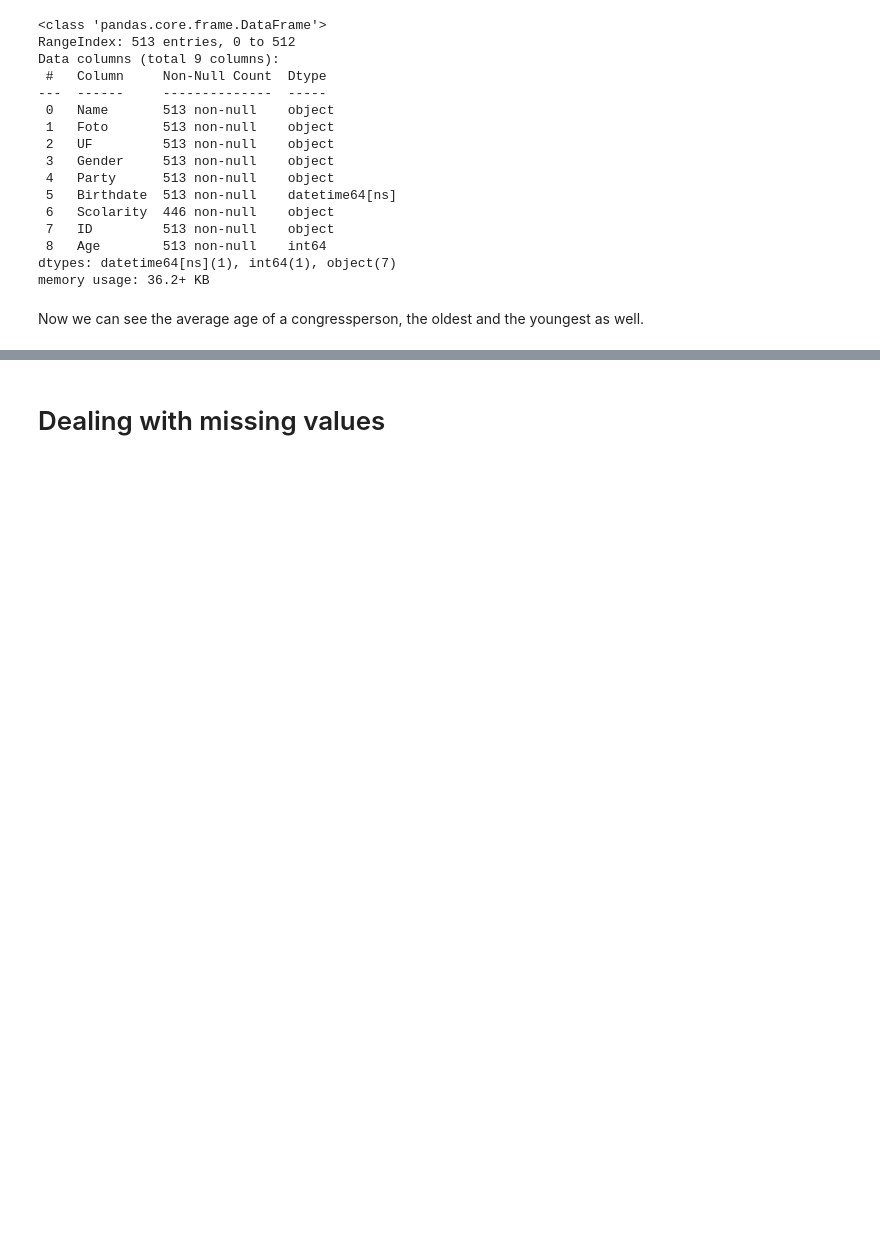
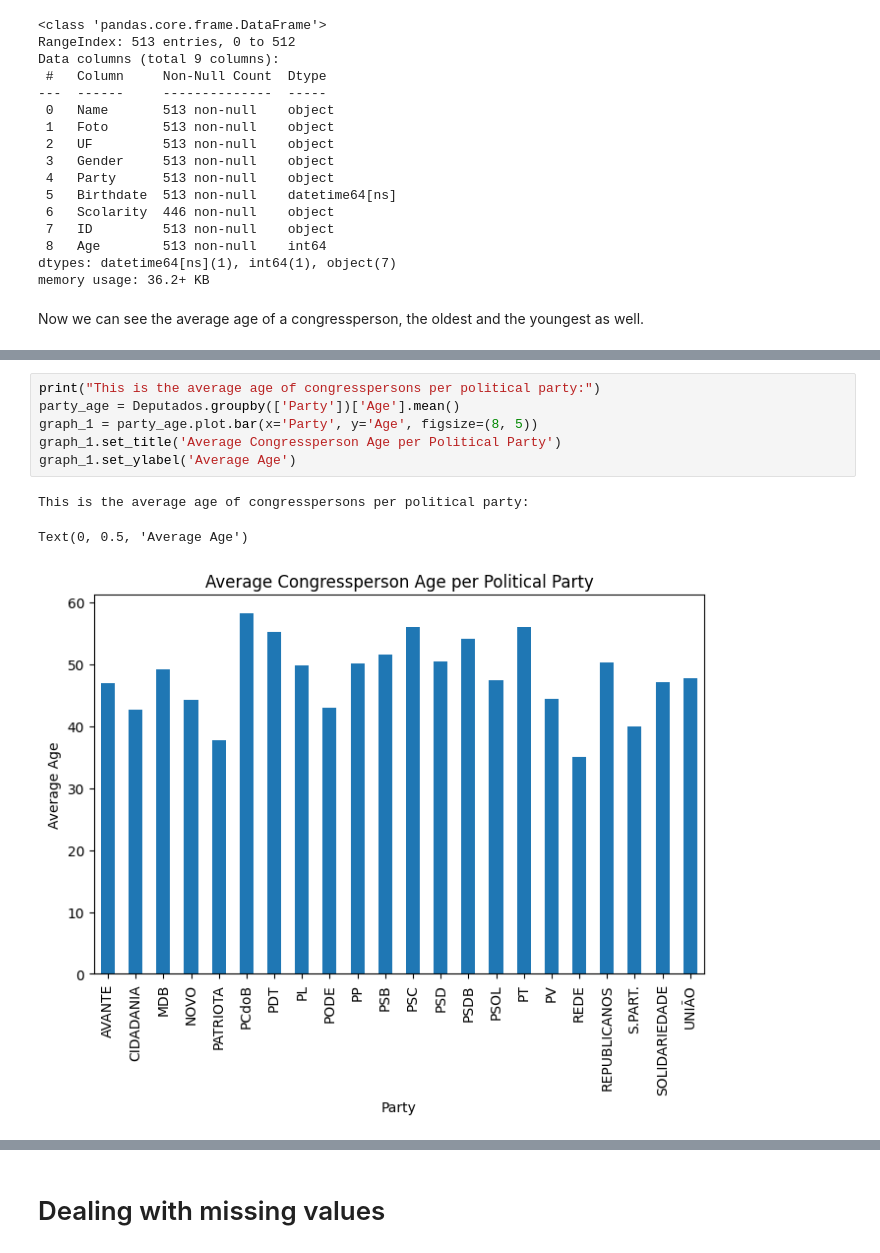
Before and after one commit to Bess-Hub/Project-Citizen-Explorer, a Jupyter notebook: Brazil_Lower_House.ipynb, the cells around one changed output, grey strips where cells are left out. Cells and saved outputs as stored; diff of their text form; blank space fills up the shorter version.

```diff
--- a/Brazil_Lower_House.ipynb
+++ b/Brazil_Lower_House.ipynb
@@ -287 +301,11 @@ The youngest congressperson age is: 88 years old.
+# %%
+print("This is the average age of congresspersons per political party:")
+party_age = Deputados.groupby(['Party'])['Age'].mean()
+graph_1 = party_age.plot.bar(x='Party', y='Age', figsize=(8, 5))
+graph_1.set_title('Average Congressperson Age per Political Party')
+graph_1.set_ylabel('Average Age')
+# %% [output]
+This is the average age of congresspersons per political party:
+Text(0, 0.5, 'Average Age')
+[figure, added]
 # %%
```
Also changed, not shown: parts of 12 cells of this notebook.
